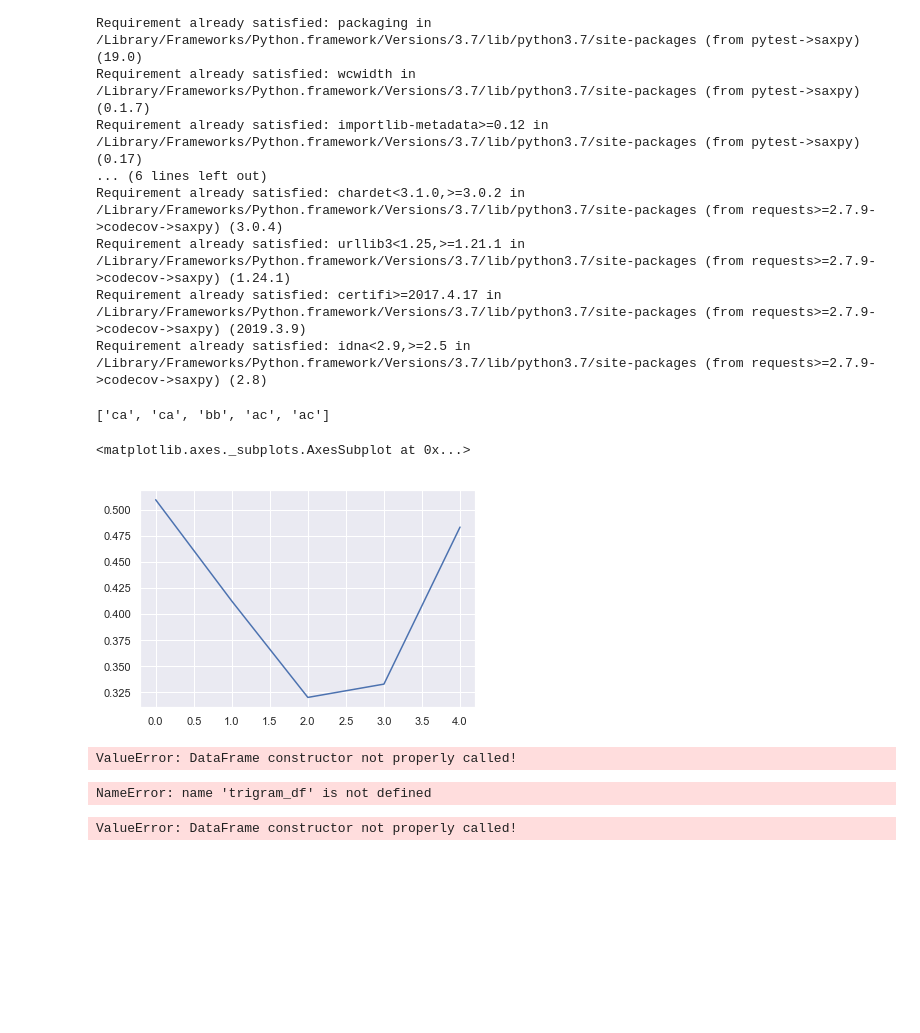
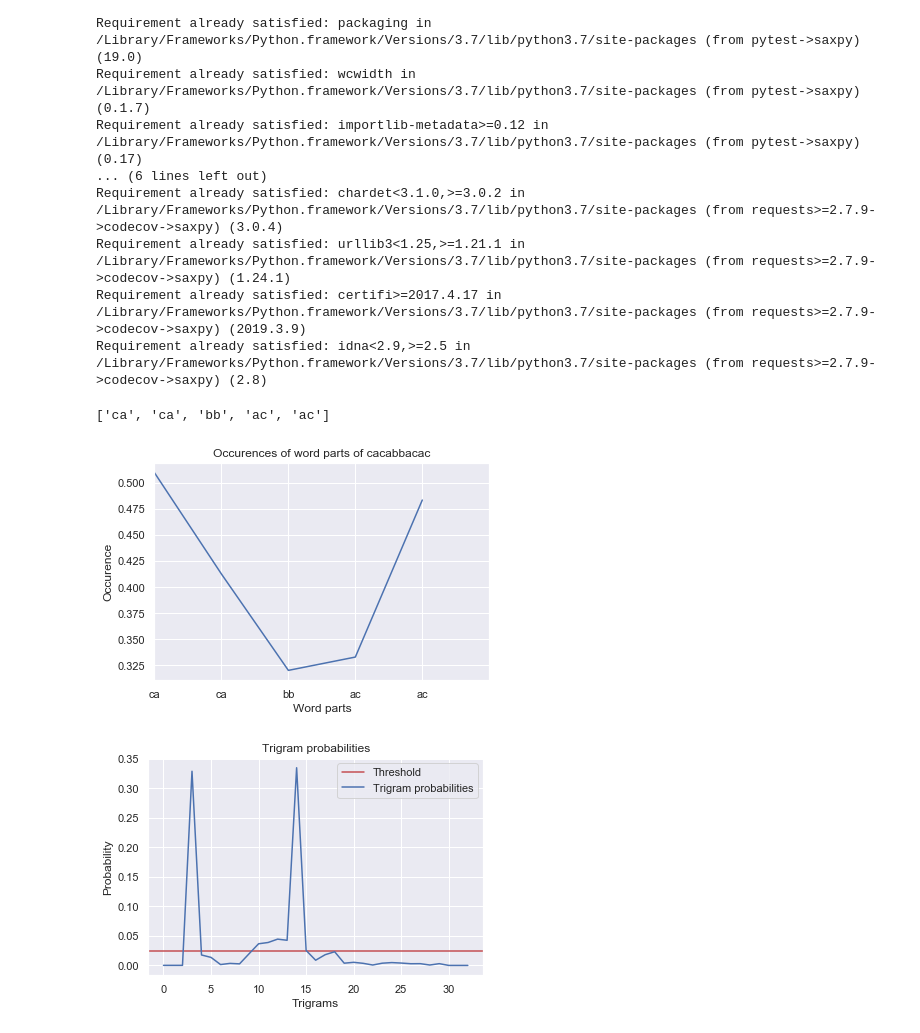
Before and after one commit to sebastiaansch/CDALab2, a Jupyter notebook: Assignment/Discrete models task.ipynb, the cells around one changed output. Saved outputs shown, nothing was run; the diff lists cells and outputs as text; code cells hidden in the pictures; blank space fills up the shorter version.

Commit message:
discrete plotje

```diff
--- a/Assignment/Discrete models task.ipynb
+++ b/Assignment/Discrete models task.ipynb
@@ -57,14 +57,19 @@ for t in range(len(dat)-window_size):
 # %%
 ## Count the occurences of different words
 word_counts = pd.Series(discrete_signal).value_counts()
-# %%
-## Show example:
-print(discrete_signal[0:5])
-sns.lineplot(data=dat[0:5])
-# %% [output]
-['ca', 'ca', 'bb', 'ac', 'ac']
-<matplotlib.axes._subplots.AxesSubplot at 0x...>
-[figure, removed]
+# %%
+## Show example:
+lent = 5
+print(discrete_signal[0:lent])
+plot = sns.lineplot(data=dat[0:5])
+plot.set(xlim = (0,lent));
+plot.set_xticklabels(discrete_signal[0:5]);
+plot.set_title("Occurences of word parts of {}".format("".join(discrete_signal[0:lent])));
+plot.set_ylabel("Occurence");
+plot.set_xlabel("Word parts");
+# %% [output]
+['ca', 'ca', 'bb', 'ac', 'ac']
+[figure, added]
 # %%
 ## Create a string out of it:
 ts_string = " ".join(discrete_signal)
@@ -79,14 +84,20 @@ tokens = nltk.word_tokenize(ts_string)
 bi_tokens = bigrams(tokens)
 tri_tokens = trigrams(tokens)
 fdist = nltk.FreqDist(tri_tokens)
-trigram_df = pd.DataFrame.from_dict(fdist.items())
+trigram_df = pd.DataFrame.from_dict(fdist,orient='index')
-# %% [output]
-ValueError: DataFrame constructor not properly called!
-# %%
-trigram_df.sort_values(1, ascending=False)
-# %% [output]
-NameError: name 'trigram_df' is not defined
-# %%
-pd.DataFrame.from_dict(fdist.items())
-# %% [output]
-ValueError: DataFrame constructor not properly called!
+# %%
+trigram_df_prob = trigram_df/trigram_df.sum()
+
+fig = plt.figure()
+ax = fig.add_subplot(111)
+#arbitrary threshold value
+threshold= 0.025
+ax.axhline(y=threshold, label='Threshold',color="r")
+ax.plot(trigram_df_prob.reset_index().drop("index",1), label = "Trigram probabilities")
+ax.set_title('Trigram probabilities')
+ax.set_xlabel('Trigrams')
+ax.set_ylabel('Probability')
+ax.legend()
+plt.show()
+# %% [output]
+[figure, added]
```
Also changed, not shown: 1 other file.
